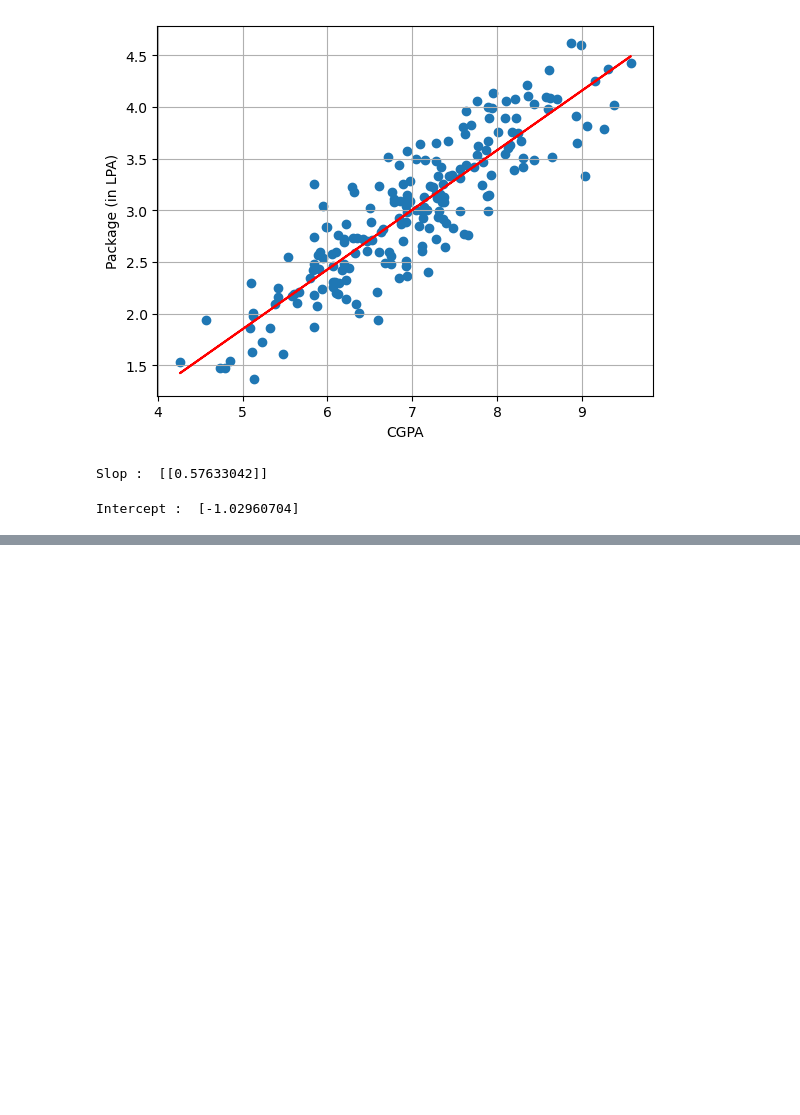
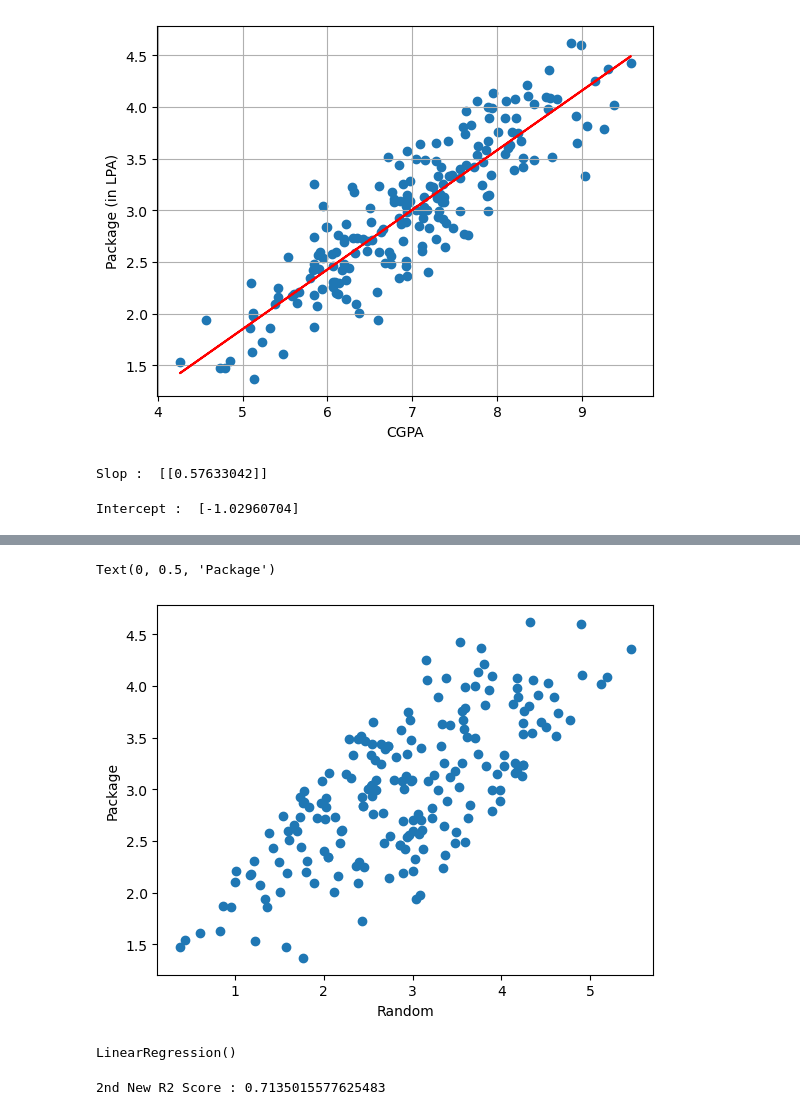
Before and after one commit to yashDumasia/ML, a Jupyter notebook: Linear_Regression/Simple_Linear_Regression.ipynb, the cells around one changed output, grey strips where cells are left out. Drawn from its saved outputs; the diff is of its cells as text; code cells hidden in the pictures; blank space fills up the shorter version.

```diff
--- a/Linear_Regression/Simple_Linear_Regression.ipynb
+++ b/Linear_Regression/Simple_Linear_Regression.ipynb
@@ -79,0 +157,3 @@ Intercept :  [-1.02960704]
+# %%
+new_df2 = df.copy()
+new_df2["Random"] = new_df["package"] + (np.random.randint(-12,12,200)/10) # add random collumn
@@ -79,0 +169,7 @@ Intercept :  [-1.02960704]
+# %%
+plt.scatter(new_df2["Random"],new_df2["package"])
+plt.xlabel("Random")
+plt.ylabel("Package")
+# %% [output]
+Text(0, 0.5, 'Package')
+[figure, added]
@@ -79,0 +182,6 @@ Intercept :  [-1.02960704]
+# %%
+from sklearn.linear_model import LinearRegression
+lr = LinearRegression()
+lr.fit(x_train_new2,y_train_new2)
+# %% [output]
+LinearRegression()
@@ -79,0 +190,4 @@ Intercept :  [-1.02960704]
+# %%
+print("2nd New R2 Score :",r2_score(np.array(y_test_new2),np.array(y_pred_new2)))
+# %% [output]
+2nd New R2 Score : 0.7135015577625483
```
Also changed, not shown: parts of 22 cells of this notebook.
